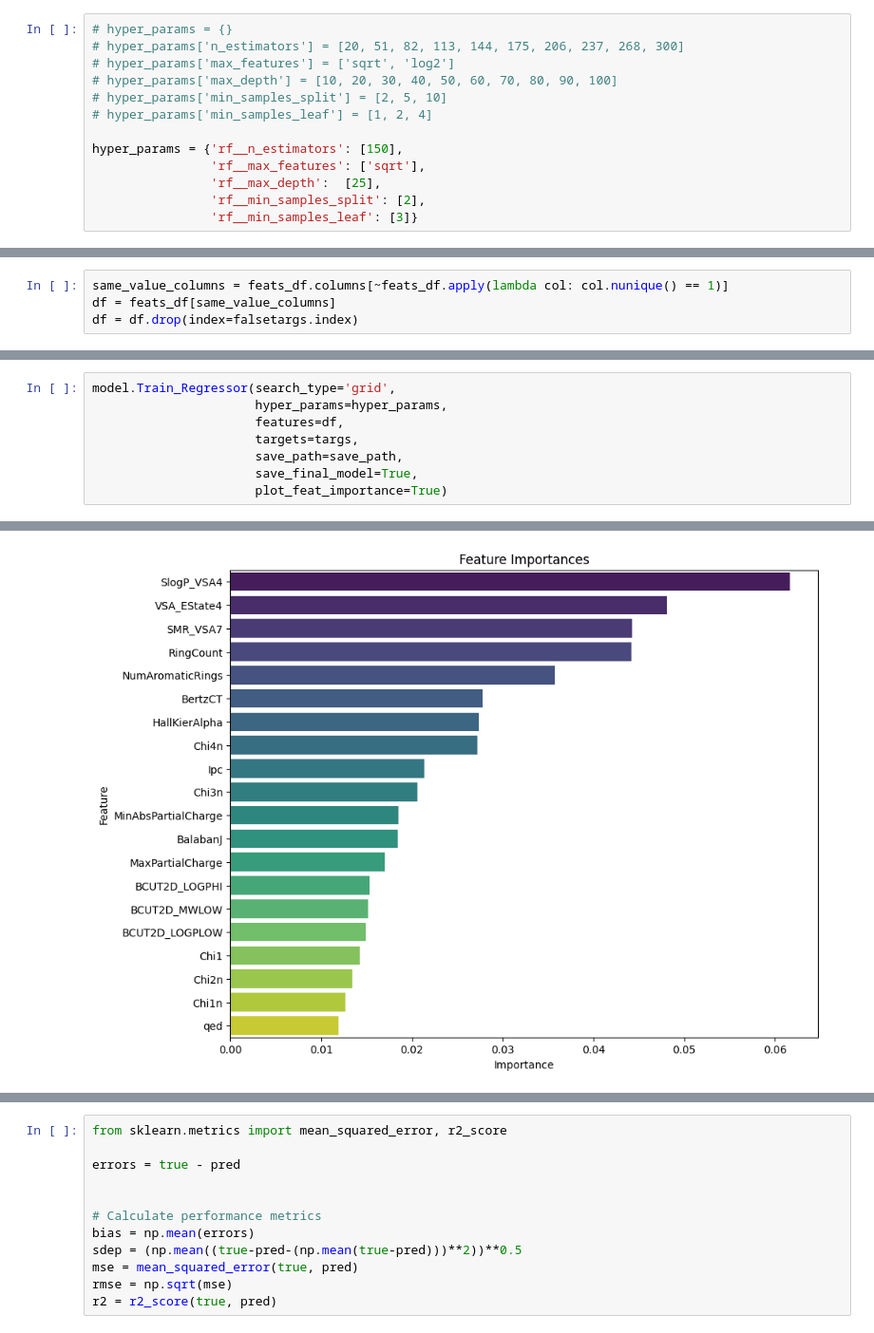
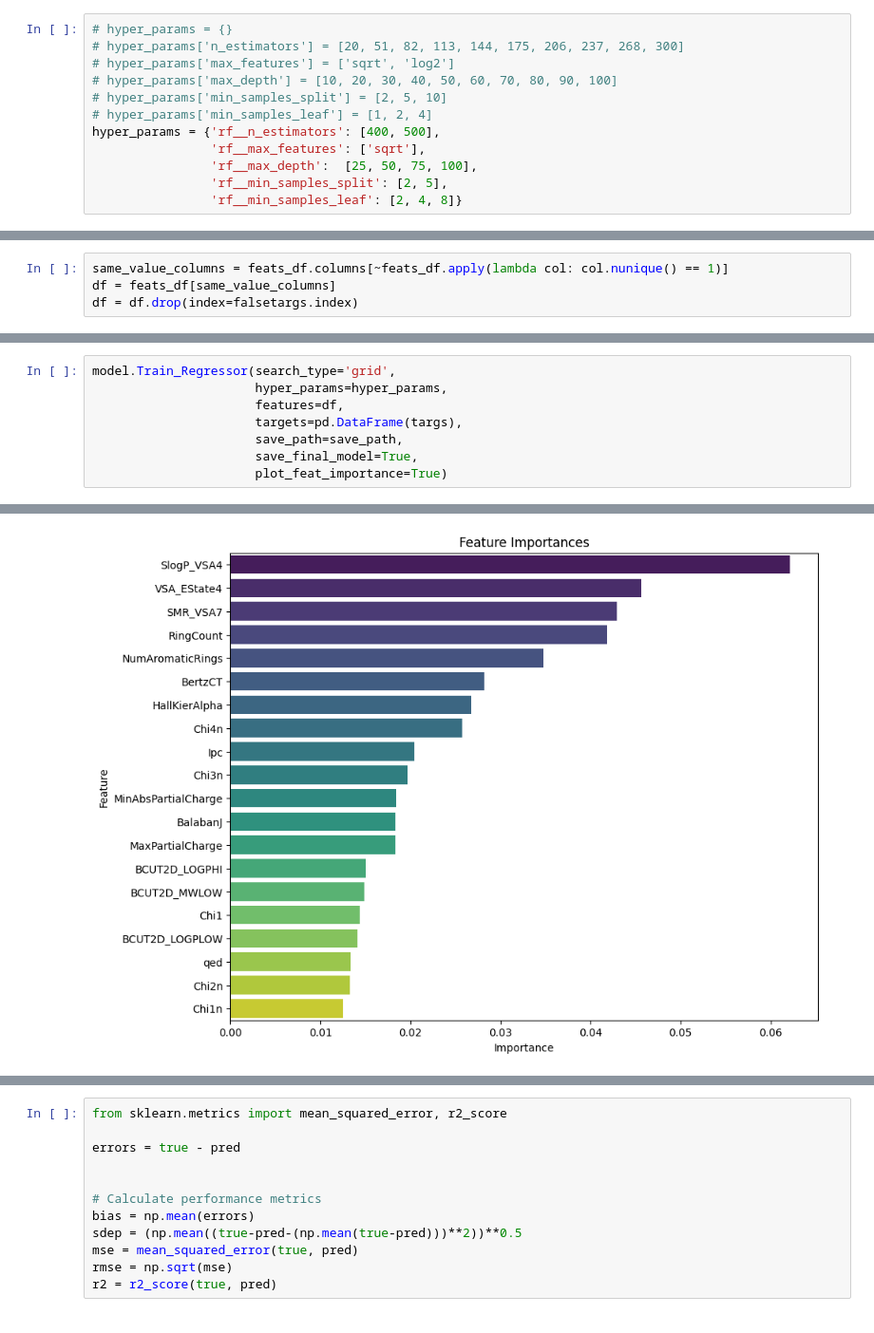
Before and after one commit to yhb18174/Recreating_DMTA, a Jupyter notebook: scripts/models/model_testing.ipynb, the cells around one changed output, grey strips where cells are left out. Shown: that part at 95% size. Saved outputs shown, nothing was run; the diff lists cells and outputs as text.

```diff
--- a/scripts/models/model_testing.ipynb
+++ b/scripts/models/model_testing.ipynb
@@ -15,12 +15,11 @@ model = RF_model(docking_column="Affinity(kcal/mol)")
 # hyper_params['max_depth'] = [10, 20, 30, 40, 50, 60, 70, 80, 90, 100]
 # hyper_params['min_samples_split'] = [2, 5, 10]
 # hyper_params['min_samples_leaf'] = [1, 2, 4]
-
-hyper_params = {'rf__n_estimators': [150],
+hyper_params = {'rf__n_estimators': [400, 500],
                 'rf__max_features': ['sqrt'],
-                'rf__max_depth':  [25],
-                'rf__min_samples_split': [2],
-                'rf__min_samples_leaf': [3]}
+                'rf__max_depth':  [25, 50, 75, 100],
+                'rf__min_samples_split': [2, 5],
+                'rf__min_samples_leaf': [2, 4, 8]}
 # %%
 training_path = '/users/yhb18174/Recreating_DMTA/datasets/ChEMBL/training_data/'
 targs_df = pd.read_csv(training_path+'dock/new_ChEMBL_docking_df.csv', index_col='ID')
@@ -39,7 +55,7 @@ df = df.drop(index=falsetargs.index)
 model.Train_Regressor(search_type='grid',
                       hyper_params=hyper_params,
                       features=df,
-                      targets=targs,
+                      targets=pd.DataFrame(targs),
                       save_path=save_path,
                       save_final_model=True,
                       plot_feat_importance=True)
@@ -81 +100 @@ Saving final model to:
-[figure, old version]
+[figure, new version]
```
Also changed, not shown: parts of 9 cells of this notebook, 25 other files.
